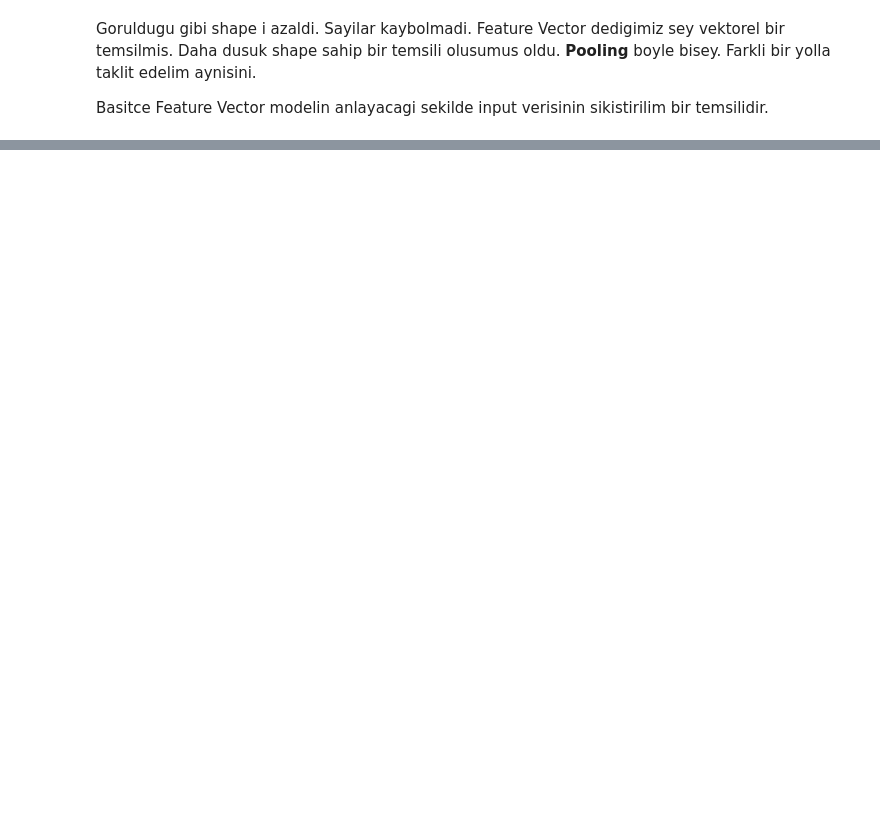
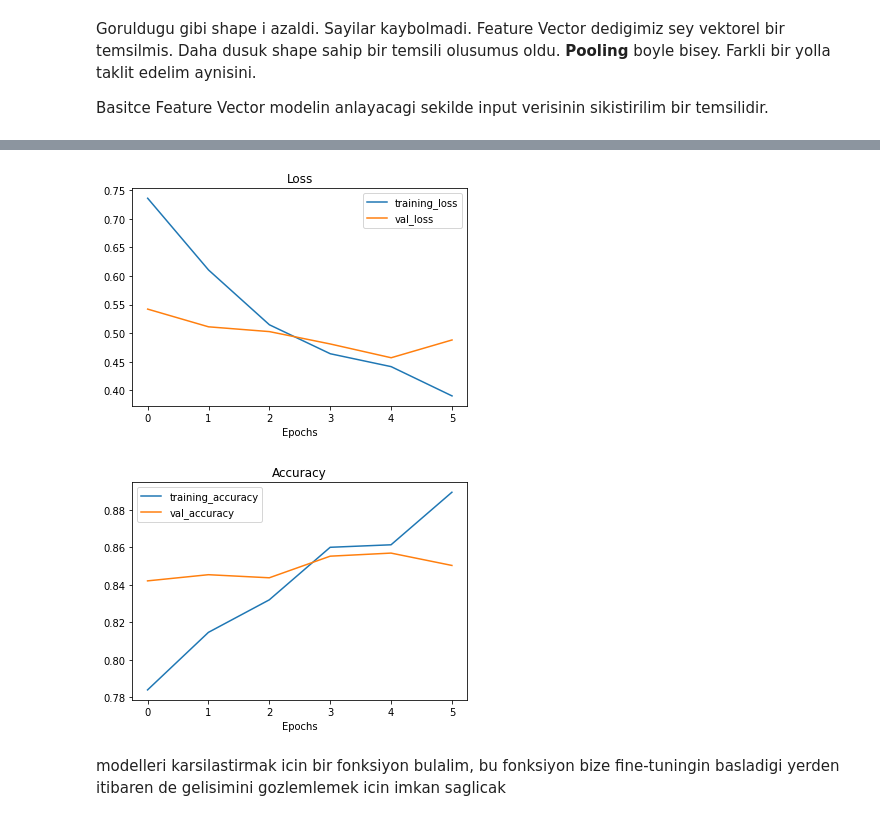
Before and after one commit to mertorelio/deeplearning-notes, a Jupyter notebook: Transfer_Learning_Fine_Tuning.ipynb, the cells around one changed output, grey strips where cells are left out. Drawn from its saved outputs; the diff is of its cells as text; code cells hidden in the pictures; blank space fills up the shorter version.

```diff
--- a/Transfer_Learning_Fine_Tuning.ipynb
+++ b/Transfer_Learning_Fine_Tuning.ipynb
@@ -304,0 +678,3 @@ tf.reduce_mean(input_tensor, axis=[1,2]) #1 ve 2. axis dekini ortalama ile azalt
+# %%
+#agirliklari alalim
+model_2.load_weights(checkpoint_path)
@@ -304,0 +726,12 @@ tf.reduce_mean(input_tensor, axis=[1,2]) #1 ve 2. axis dekini ortalama ile azalt
+# %%
+# base_model imizi egitilebilir yapalim
+base_model.trainable = True
+
+# son 10 layer(katman haric) hepsini tekrar donduralim
+for layer in base_model.layers[:-10]:
+  layer.trainable = False
+
+# tekrar compile edelim
+model_2.compile(loss="categorical_crossentropy",
+                optimizer=tf.keras.optimizers.Adam(lr=0.0001), # fine tuning yaparken daha dusuk learning rate kullanilir genelde 10 kat dusuk
+                metrics=["accuracy"])
@@ -304,0 +744,12 @@ tf.reduce_mean(input_tensor, axis=[1,2]) #1 ve 2. axis dekini ortalama ile azalt
+# %%
+# 5 epoch daha egitelim
+fine_tune_epochs = initial_epochs + 5
+
+
+history_fine_10_percent_data_aug = model_2.fit(train_data_10_percent,
+                                               epochs=fine_tune_epochs,
+                                               validation_data=test_data,
+                                               validation_steps=int(0.25 * len(test_data)),
+                                               initial_epoch=history_10_percent_data_aug.epoch[-1], # en son hangi epochta kaldiysa ordan devam etsin
+                                               callbacks=[create_tensorboard_callback(dir_name="transfer_learning",
+                                                                                      experiment_name="10_percent_fine_tune_last_10")])
@@ -304,0 +774,8 @@ tf.reduce_mean(input_tensor, axis=[1,2]) #1 ve 2. axis dekini ortalama ile azalt
+# %%
+# Check out the loss curves of our fine-tuned model
+plot_loss_curves(history_fine_10_percent_data_aug)
+# %% [output]
+[figure, added]
+[figure, added]
+# %% [markdown]
+modelleri karsilastirmak icin bir fonksiyon bulalim, bu fonksiyon bize fine-tuningin basladigi yerden itibaren de gelisimini gozlemlemek icin imkan saglicak
```
Also changed, not shown: parts of 82 cells of this notebook.
